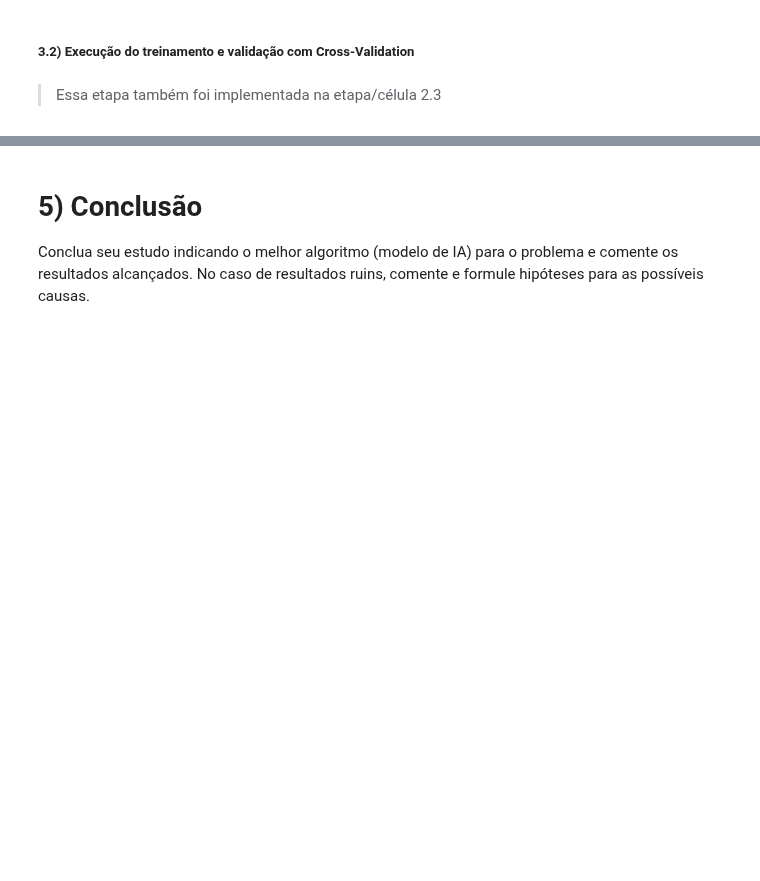
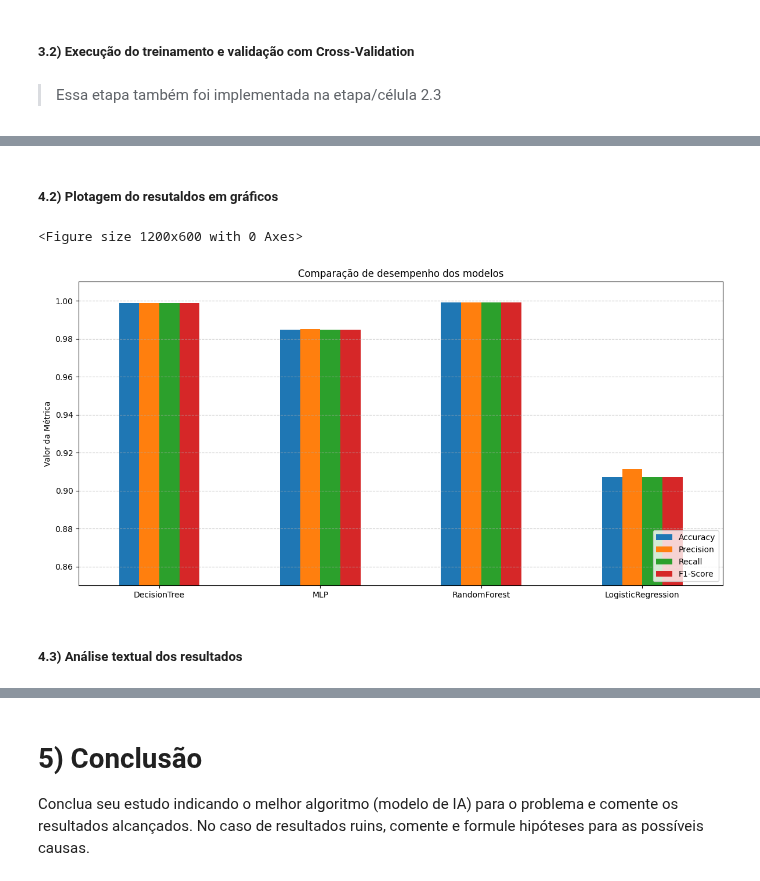
Before and after one commit to marcellsa/pucrs-trabalhos-academicos, a Jupyter notebook: 2025.2-machine-learning-i/projeto-machine-learning-1/notebooks/ML_Fase2.ipynb, the cells around one changed output, grey strips where cells are left out. Drawn from its saved outputs; the diff is of its cells as text; code cells hidden in the pictures; blank space fills up the shorter version.

Commit message:
feat: análise dos resultados

```diff
--- a/2025.2-machine-learning-i/projeto-machine-learning-1/notebooks/ML_Fase2.ipynb
+++ b/2025.2-machine-learning-i/projeto-machine-learning-1/notebooks/ML_Fase2.ipynb
@@ -291,0 +345,25 @@ Após a plotagem dos resultado de forma gráfica, análise os resultados e tente
+# %% [markdown]
+##### 4.2) Plotagem do resutaldos em gráficos
+# %%
+import matplotlib.pyplot as plt
+
+
+# Transformando em DataFrame e removendo a matriz de confusão
+df_metricas = pd.DataFrame.from_dict(metricas_resultados, orient='index')
+df_metricas_display = df_metricas.drop(columns=['Confusion Matrix'])
+
+# Exibindo as métricas em gráficos
+plt.figure(figsize=(12, 6))
+df_metricas_display.plot(kind='bar', figsize=(12, 6), rot=0)
+plt.title("Comparação de desempenho dos modelos")
+plt.ylabel("Valor da Métrica")
+plt.ylim(0.85, 1.01)
+plt.grid(axis='y', linestyle='--', alpha=0.7)
+plt.legend(loc='lower right')
+plt.tight_layout()
+plt.show()
+# %% [output]
+<Figure size 1200x600 with 0 Axes>
+[figure, added]
+# %% [markdown]
+##### 4.3) Análise textual dos resultados
```
Also changed, not shown: parts of 10 cells of this notebook.
